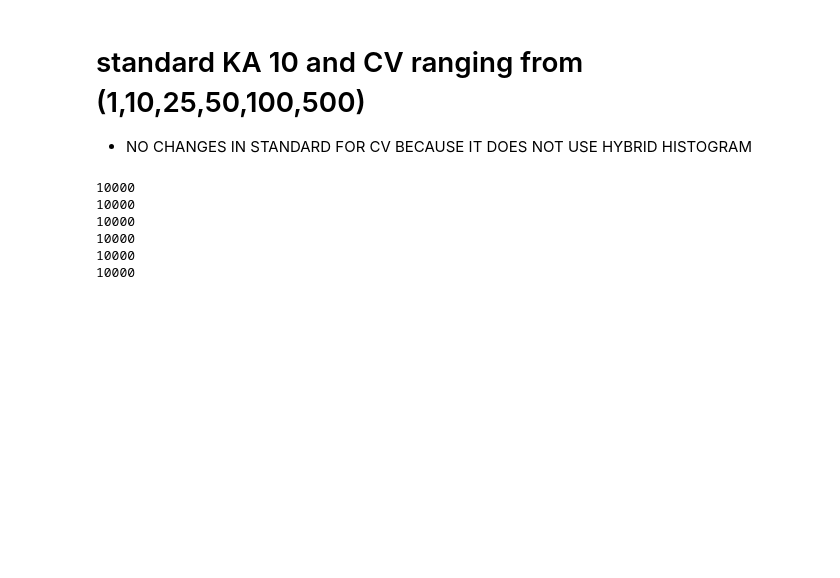
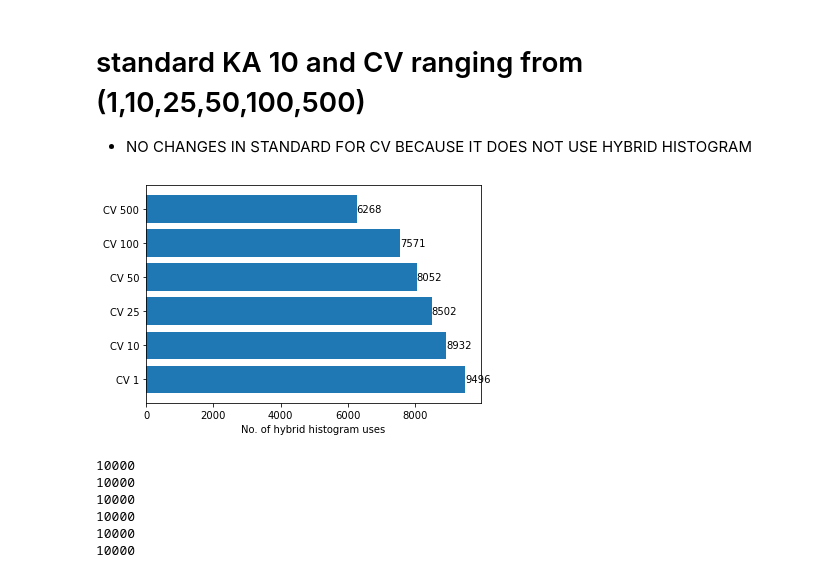
Before and after one commit to c-zhihao/FYP_Serverless_Cloud, a Jupyter notebook: FYP_Simulation_Results.ipynb, the cells around one changed output. Drawn from its saved outputs; the diff is of its cells as text; code cells hidden in the pictures; blank space fills up the shorter version.

```diff
--- a/FYP_Simulation_Results.ipynb
+++ b/FYP_Simulation_Results.ipynb
@@ -312,4 +403,25 @@ plt.show()
 # %% [markdown]
 # standard KA 10 and CV ranging from (1,10,25,50,100,500)
 - NO CHANGES IN STANDARD FOR CV BECAUSE IT DOES NOT USE HYBRID HISTOGRAM
+# %%
+# baseline number histogram uses
+categories = ['CV 1', 'CV 10', 'CV 25', 'CV 50', 'CV 100','CV 500']
+values = [9496, 8932, 8502, 8052, 7571, 6268]
+
+# Create the horizontal bar chart
+plt.barh(categories, values)
+
+# Add labels and title
+plt.xlabel('No. of hybrid histogram uses')
+#plt.ylabel('Category')
+#plt.title('Number of cold starts')
+
+# Add values to the bars
+for i, value in enumerate(values):
+    plt.text(value, i, str(value), ha='left', va='center')
+
+# Display the chart
+plt.show()
+# %% [output]
+[figure, added]
 # %%
```
Also changed, not shown: parts of 11 cells of this notebook, 2 other files.
